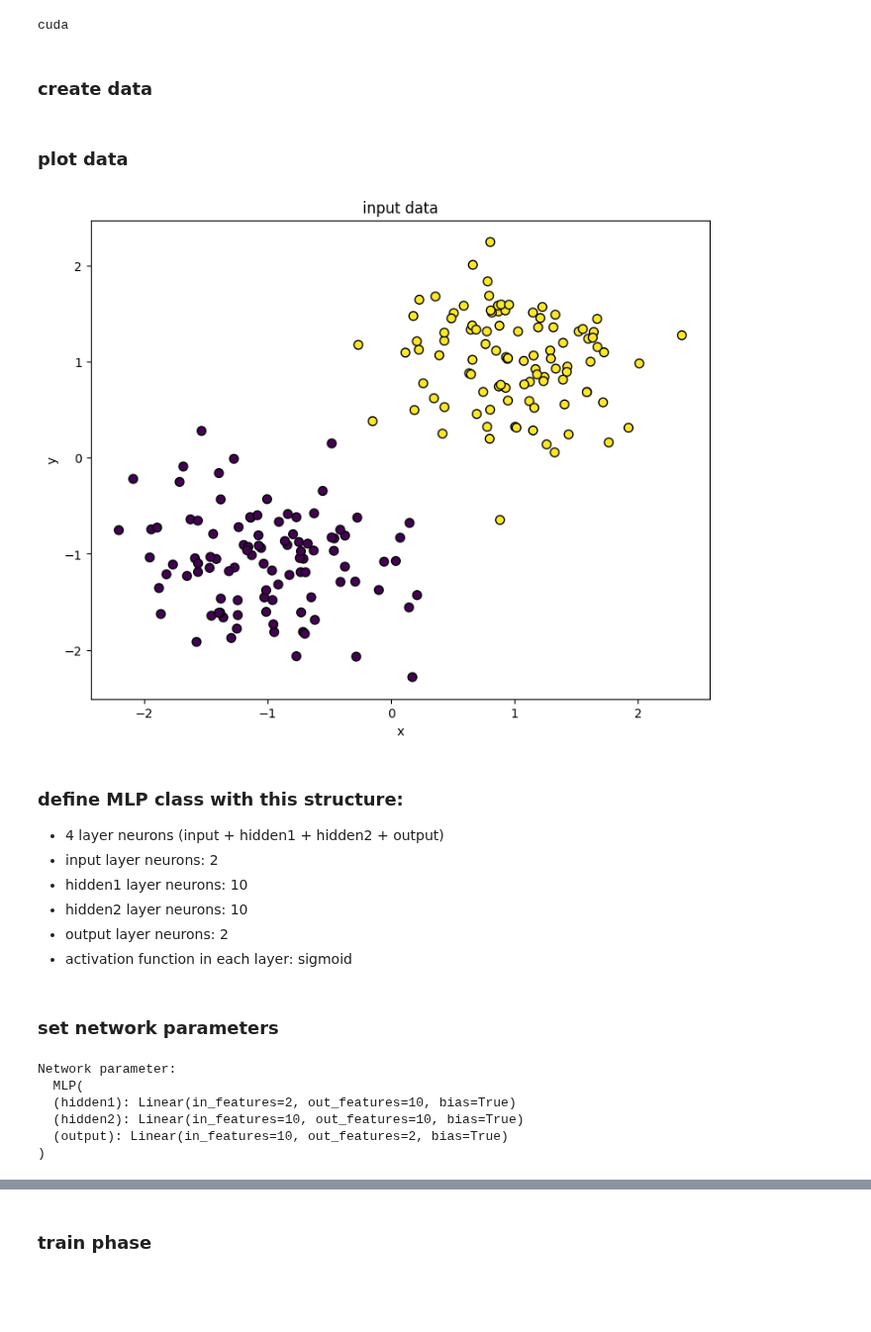
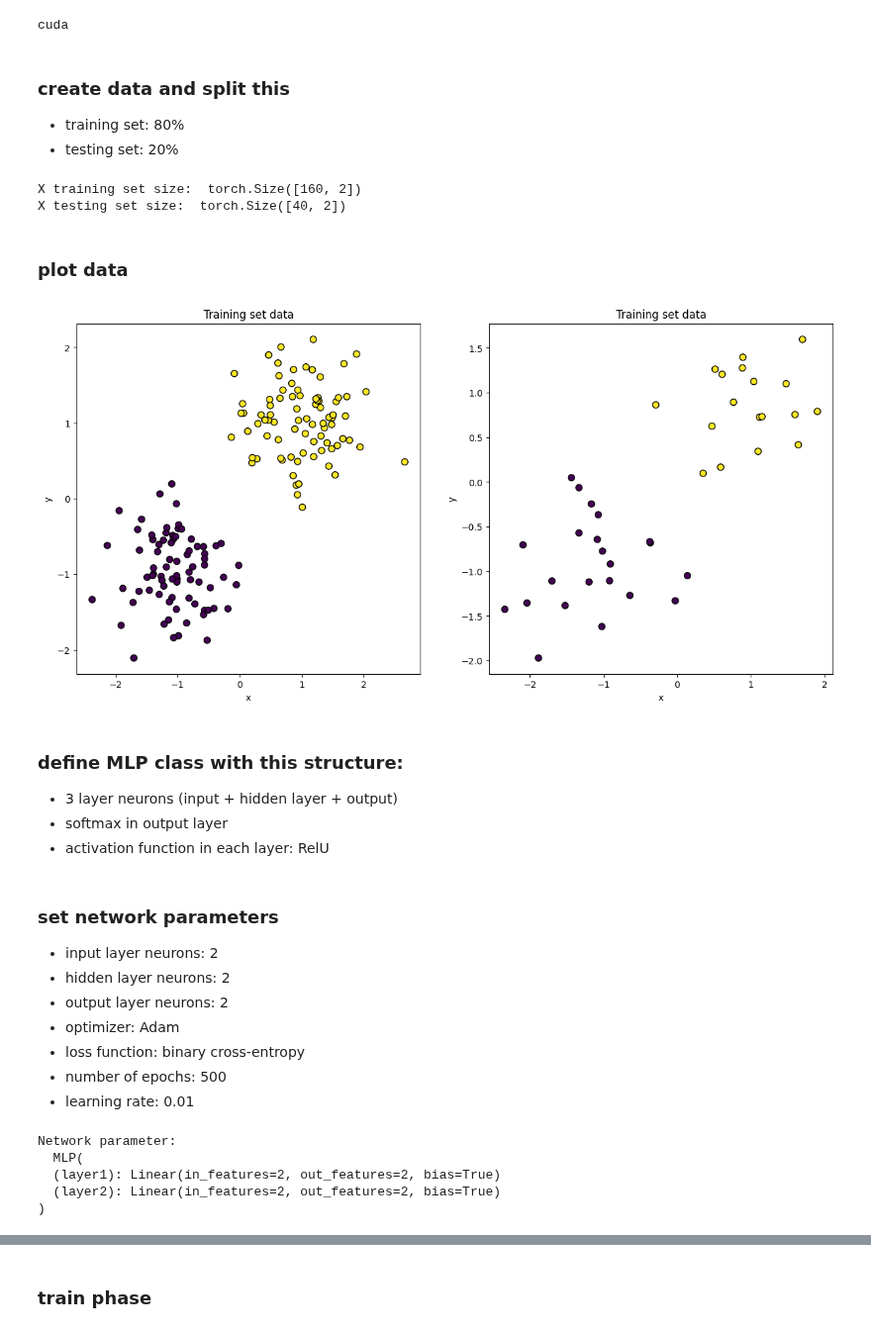
Before and after one commit to rezaAdinepour/Deep-Learning-Homework, a Jupyter notebook: HWs/HW2/Code/Q1.ipynb, the cells around one changed output, grey strips where cells are left out. Shown at 99% size. Saved outputs shown, nothing was run; the diff lists cells and outputs as text; code cells hidden in the pictures; blank space fills up the shorter version.

```diff
--- a/HWs/HW2/Code/Q1.ipynb
+++ b/HWs/HW2/Code/Q1.ipynb
@@ -23,31 +22,49 @@ device = torch.device("cuda" if torch.cuda.is_available() else "cpu")
 print(device)
 # %% [output]
 cuda
-# %% [markdown]
-### create data
+# %% [markdown]
+### create data and split this
+* training set: 80%
+* testing set: 20%
 # %%
 x, y = datasets.make_blobs(n_samples=200, centers=[(-1, -1), (1, 1)], cluster_std=0.5)
+x_train, x_test, y_train, y_test = train_test_split(x, y, test_size=0.2, random_state=42)
+
 # convert to the torch tensor
-x = torch.tensor(x, dtype=torch.float32, device=device)
-y = torch.tensor(y, dtype=torch.float32, device=device)
+x_train = torch.tensor(x_train, dtype=torch.float).to(device)
+y_train = torch.tensor(y_train, dtype=torch.long).to(device)
+
+x_test = torch.tensor(x_test, dtype=torch.float).to(device)
+y_test = torch.tensor(y_test, dtype=torch.long).to(device)
+
+print("X training set size: ", x_train.size())
+print("X testing set size: ", x_test.size())
+# %% [output]
+X training set size:  torch.Size([160, 2])
+X testing set size:  torch.Size([40, 2])
 # %% [markdown]
 ### plot data
 # %%
-plt.figure(figsize=(9, 7))
-plt.scatter(x[:, 0].cpu().numpy(), x[:, 1].cpu().numpy(), c=y.cpu().numpy(), edgecolors='k', marker='o', s=50)
-plt.title("input data")
+plt.figure(figsize=(15, 7))
+plt.subplot(1, 2, 1)
+plt.scatter(x_train[:, 0].cpu().numpy(), x_train[:, 1].cpu().numpy(), c=y_train.cpu().numpy(), edgecolors='k', marker='o', s=50)
+plt.title("Training set data")
 plt.xlabel('x')
 plt.ylabel('y')
+
+plt.subplot(1, 2, 2)
+plt.scatter(x_test[:, 0].cpu().numpy(), x_test[:, 1].cpu().numpy(), c=y_test.cpu().numpy(), edgecolors='k', marker='o', s=50)
+plt.title("Training set data")
+plt.xlabel('x')
+plt.ylabel('y')
+
 plt.show()
 # %% [output]
-[figure, old version]
+[figure, new version]
 # %% [markdown]
 ### define MLP class with this structure:
-* 4 layer neurons (input + hidden1 + hidden2 + output)
-* input layer neurons: 2
-* hidden1 layer neurons: 10
-* hidden2 layer neurons: 10
-* output layer neurons: 2
-* activation function in each layer: sigmoid
+* 3 layer neurons (input + hidden layer + output)
+* softmax in output layer
+* activation function in each layer: RelU
 # %%
 class MLP(nn.Module):
@@ -64,21 +82,25 @@ class MLP(nn.Module):
         return F.softmax(x, dim=1)
-# %% [markdown]
-### set network parameters
+# %% [markdown]
+### set network parameters
+* input layer neurons: 2
+* hidden layer neurons: 2
+* output layer neurons: 2
+* optimizer: Adam
+* loss function: binary cross-entropy
+* number of epochs: 500
+* learning rate: 0.01
 # %%
-model = MLP().to(device)
+model = MLP(input_size=2, hidden_size=2, output_size=2, device=device)
 
-# set adam optimizer
-optimizer = torch.optim.Adam(model.parameters(), lr=0.01)
+criterion = torch.nn.BCELoss() # set binary cross entropy for loss function
+optimizer = torch.optim.Adam(model.parameters(), lr=0.01) # set adam optimizer
 
-# set binary cross entropy for loss function
-criterion = nn.CrossEntropyLoss()
+epochs = 500 # number of epochs
+
 print("Network parameter:\n ", model)
-
-epochs = 50
 # %% [output]
 Network parameter:
   MLP(
-  (hidden1): Linear(in_features=2, out_features=10, bias=True)
-  (hidden2): Linear(in_features=10, out_features=10, bias=True)
-  (output): Linear(in_features=10, out_features=2, bias=True)
+  (layer1): Linear(in_features=2, out_features=2, bias=True)
+  (layer2): Linear(in_features=2, out_features=2, bias=True)
 )
```
Also changed, not shown: parts of 4 cells of this notebook, 2 other files.
